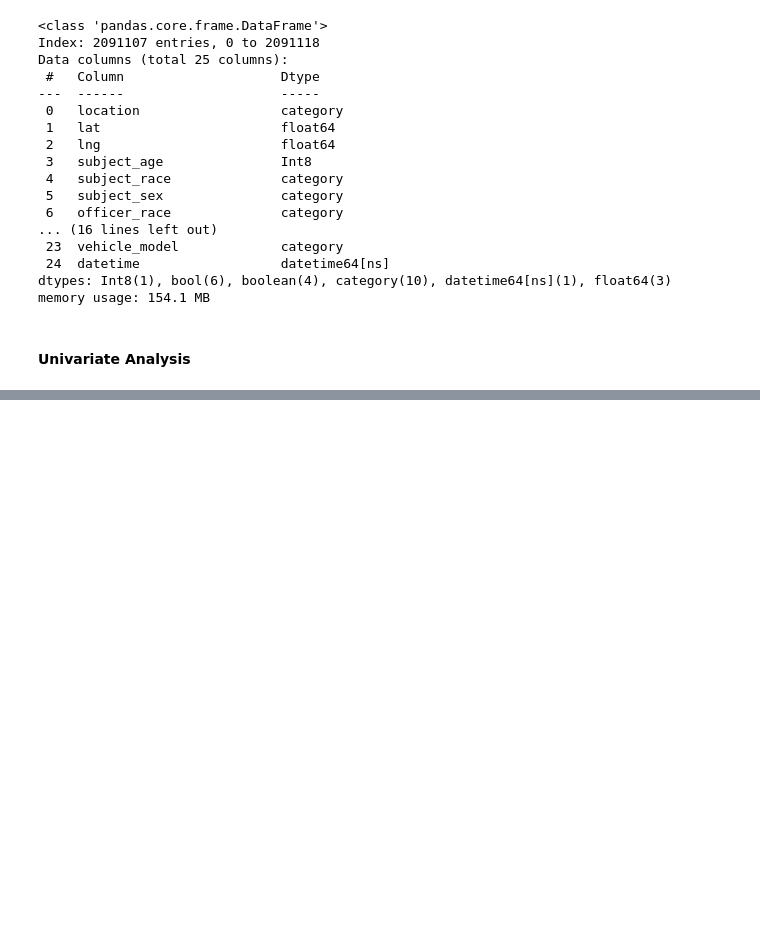
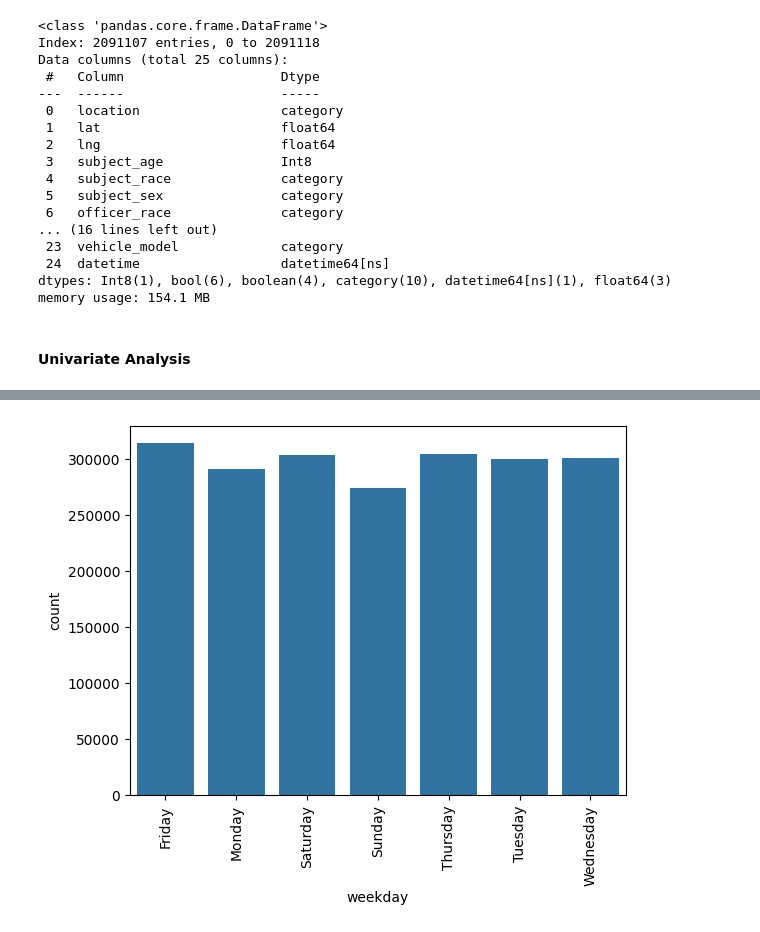
Before and after one commit to AMMARKHALID2004/EDA-Project, a Jupyter notebook: EDA.ipynb, the cells around one changed output, grey strips where cells are left out. Saved outputs shown, nothing was run; the diff lists cells and outputs as text; code cells hidden in the pictures; blank space fills up the shorter version.

```diff
--- a/EDA.ipynb
+++ b/EDA.ipynb
@@ -127,0 +143,6 @@ df.loc[df['subject_age']<16]=np.nan
+# %%
+sns.countplot(data=df,x='weekday')
+plt.xticks(rotation='vertical')
+plt.show()
+# %% [output]
+[figure, added]
```
Also changed, not shown: parts of 39 cells of this notebook.
